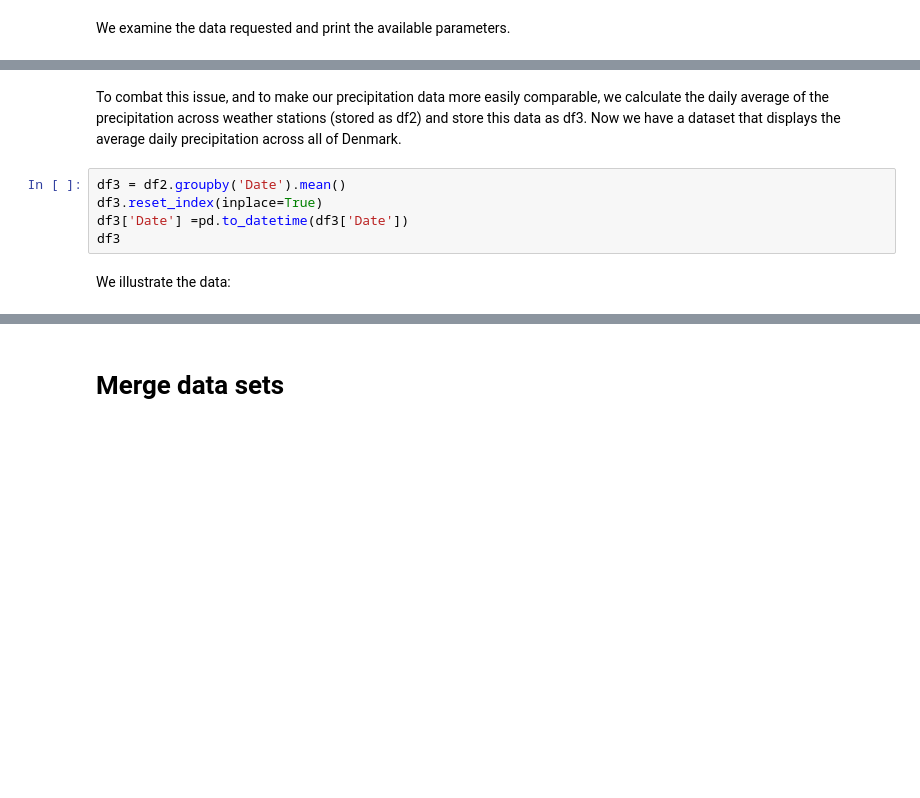
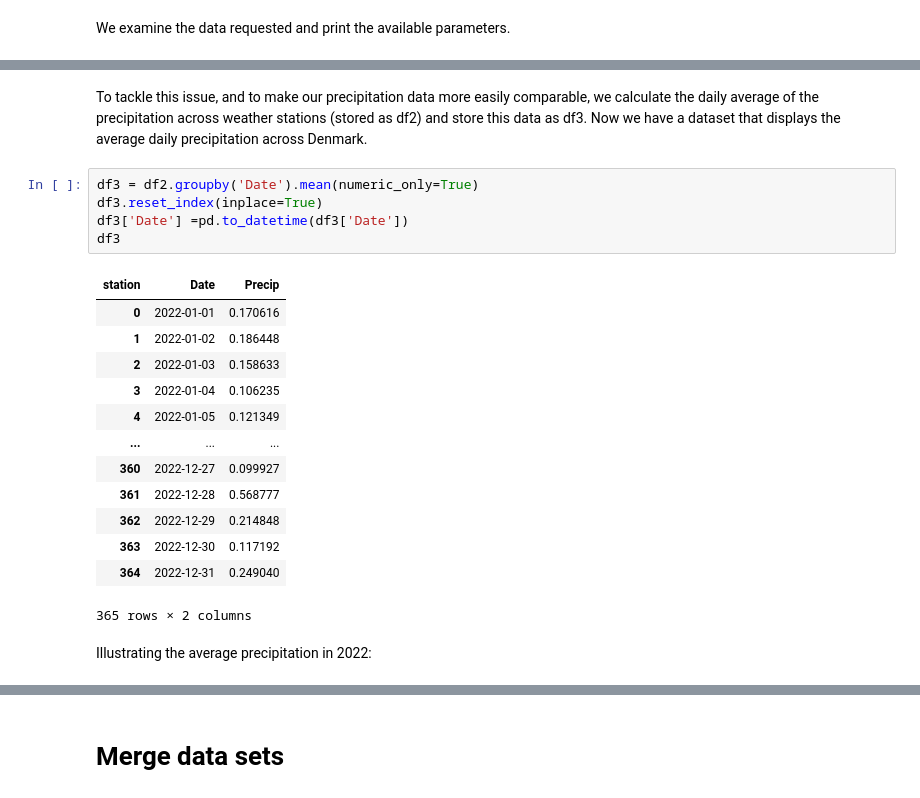
Before and after one commit to NumEconCopenhagen/projects-2023-jos-p-og-tex, a Jupyter notebook: dataproject/dataproject.ipynb, the cells around one changed output, grey strips where cells are left out. Saved outputs shown, nothing was run; the diff lists cells and outputs as text; blank space fills up the shorter version.

```diff
--- a/dataproject/dataproject.ipynb
+++ b/dataproject/dataproject.ipynb
@@ -196,12 +268,26 @@ tjek2
 # %% [markdown]
-To combat this issue, and to make our precipitation data more easily comparable, we calculate the daily average of the precipitation across weather stations (stored as df2) and store this data as df3. Now we have a dataset that displays the average daily precipitation across all of Denmark.
+To tackle this issue, and to make our precipitation data more easily comparable, we calculate the daily average of the precipitation across weather stations (stored as df2) and store this data as df3. Now we have a dataset that displays the average daily precipitation across Denmark.
 # %%
-df3 = df2.groupby('Date').mean()
+df3 = df2.groupby('Date').mean(numeric_only=True)
 df3.reset_index(inplace=True)
 df3['Date'] =pd.to_datetime(df3['Date'])
 df3
+# %% [output]
+| station | Date | Precip |
+| 0 | 2022-01-01 | 0.170616 |
+| 1 | 2022-01-02 | 0.186448 |
+| 2 | 2022-01-03 | 0.158633 |
+| 3 | 2022-01-04 | 0.106235 |
+| 4 | 2022-01-05 | 0.121349 |
+| ... | ... | ... |
+| 360 | 2022-12-27 | 0.099927 |
+| 361 | 2022-12-28 | 0.568777 |
+| 362 | 2022-12-29 | 0.214848 |
+| 363 | 2022-12-30 | 0.117192 |
+| 364 | 2022-12-31 | 0.249040 |
+365 rows × 2 columns
-# %% [markdown]
-We illustrate the data:
+# %% [markdown]
+Illustrating the average precipitation in 2022:
 # %%
 # a. create the figure
 fig = plt.figure()
```
Also changed, not shown: parts of 51 cells of this notebook, 1 other file.
